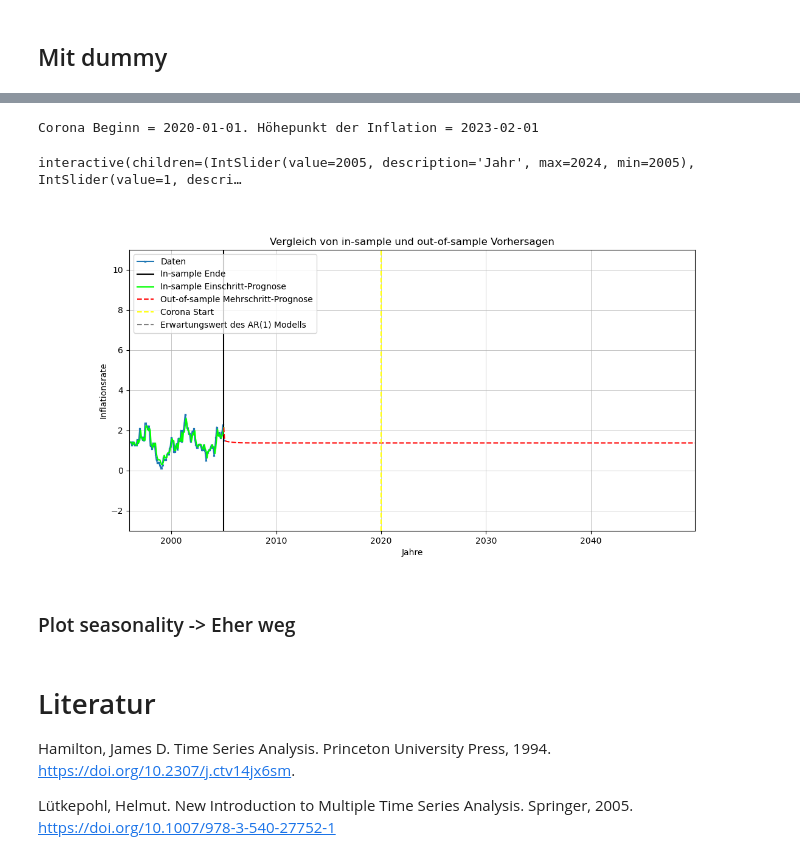
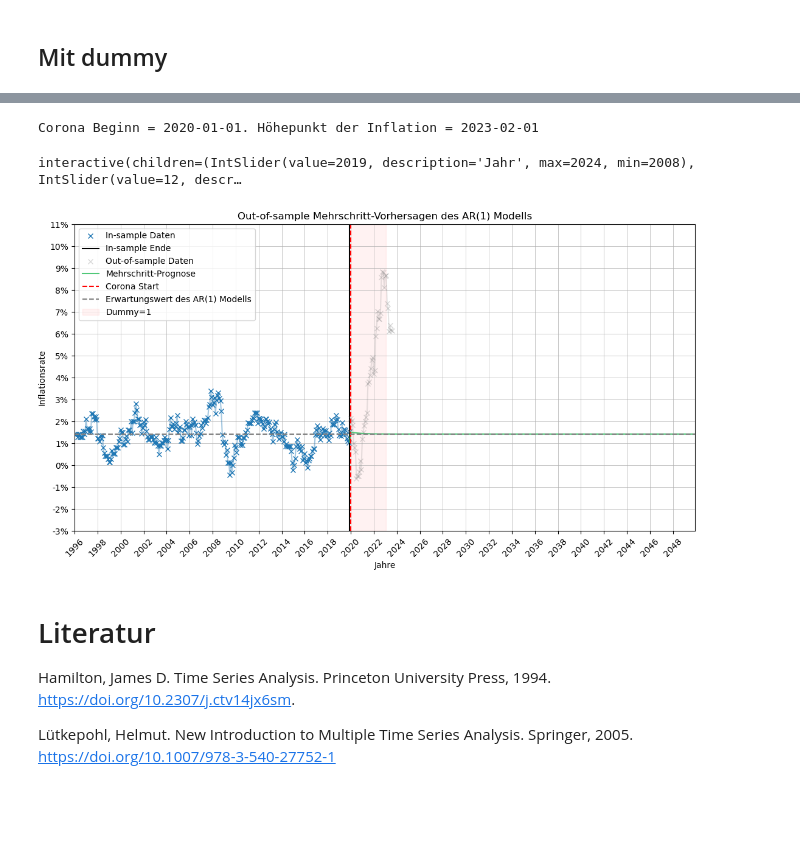
Before and after one commit to FSpanhel/plv_1, a Jupyter notebook: presentation.ipynb, the cells around one changed output, grey strips where cells are left out. Saved outputs shown, nothing was run; the diff lists cells and outputs as text; code cells hidden in the pictures; blank space fills up the shorter version.

```diff
--- a/presentation.ipynb
+++ b/presentation.ipynb
@@ -27,3 +161,12 @@ from plv.data import load_verbraucherpreisindex, corona_begin, max_inflation
 from plv.plot import plot_ts, plot_seasonality, InteractiveForecastPlot , plot_inflation
 
 inflation = load_verbraucherpreisindex(filter_columns=["inflation"])
+
+
+import matplotlib as mpl
+
+mpl.rcParams['font.size'] = 14;
+mpl.rcParams['lines.markersize'] = 10
+
+import numpy as np
+seed_value = 0; np.random.seed(seed_value);
@@ -101,6 +214,3 @@ Hier noch Indexmietvertrag und Verbraucherpreisindex
     - https://zdfheute-stories-scroll.zdf.de/inflation-preise-teuer/index.html
 - Grafik Inflation
     - Was bedeutet monatliche Inflation: Die Veränderung des Verbraucherpreisindex zum Vorjahr wird als Inflationsrate bezeichnet
-# %%
-import matplotlib as mpl
-mpl.rcParams['font.size'] = 18
@@ -496,15 +634,13 @@ interactive(children=(IntSlider(value=2005, description='Jahr', max=2024, min=20
 # %%
 from plv.model import CrisisDummy
 dummy = CrisisDummy()
 print(f"Corona Beginn = {dummy.start}.", f"Höhepunkt der Inflation = {dummy.end}")
-a = InteractiveForecastPlot(ar1, inflation, dummy=dummy)  # , figsize=(13, 5.5), ylim=(-1, 8.5))
+a = InteractiveForecastPlotNew(ar1, inflation, dummy=dummy)  # , figsize=(13, 5.5), ylim=(-1, 8.5))
 a.plot()
 # %% [output]
 Corona Beginn = 2020-01-01. Höhepunkt der Inflation = 2023-02-01
-interactive(children=(IntSlider(value=2005, description='Jahr', max=2024, min=2005), IntSlider(value=1, descri…
+interactive(children=(IntSlider(value=2019, description='Jahr', max=2024, min=2008), IntSlider(value=12, descr…
-[figure, old version]
+[figure, new version]
 # %%
 # Je näher an nicht-stationär desto volatiler wird die Schätzung für den Mittelwert aus dem AR(1) Modell
 # Siehe inflation.loc["2020-01-01":"2021-06"] -> inflation.loc["2020-01-01":"2021-07"]
-# %% [markdown]
-### Plot seasonality -> Eher weg
```
Also changed, not shown: parts of 53 cells of this notebook, 4 other files.
